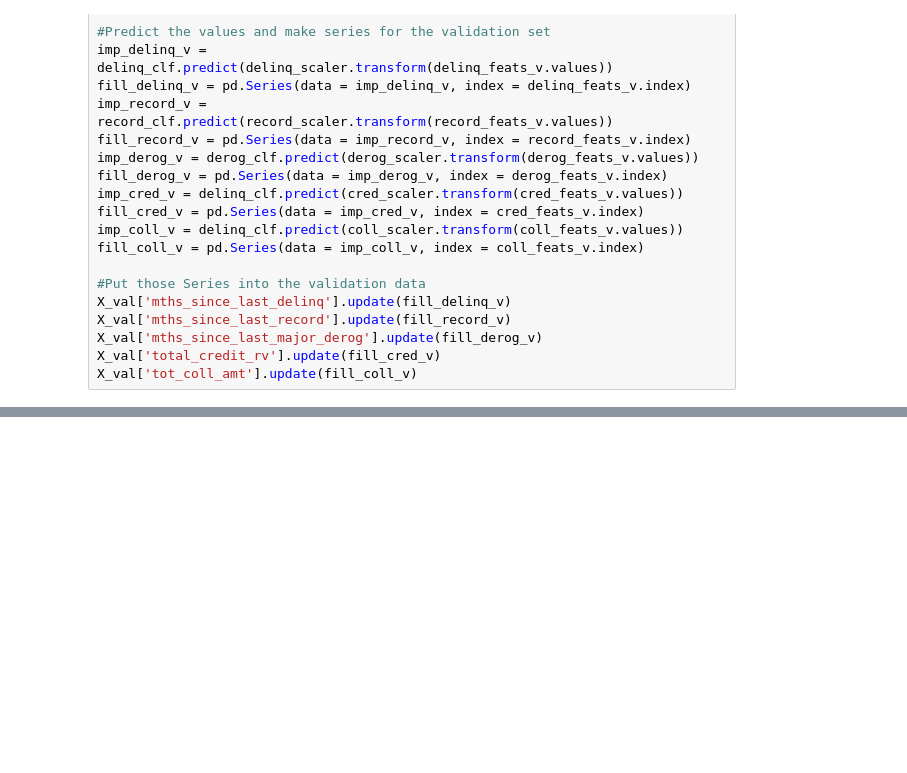
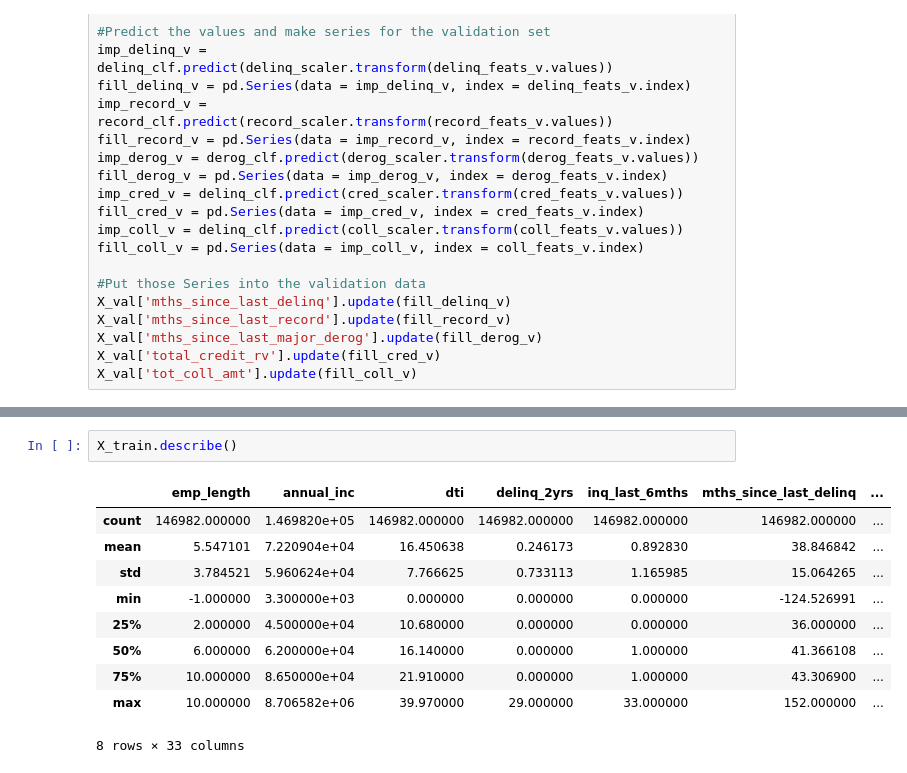
Before and after one commit to jsabrams/ds_workshop, a Jupyter notebook: capstone_project/data_cleaning_processing.ipynb, the cells around one changed output, grey strips where cells are left out. Cells and saved outputs as stored; diff of their text form; blank space fills up the shorter version.

```diff
--- a/capstone_project/data_cleaning_processing.ipynb
+++ b/capstone_project/data_cleaning_processing.ipynb
@@ -417,0 +412,13 @@ Name: mths_since_last_delinq, dtype: float64
+# %%
+X_train.describe()
+# %% [output]
+|  | emp_length | annual_inc | dti | delinq_2yrs | inq_last_6mths | mths_since_last_delinq | ... |
+| count | 146982.000000 | 1.469820e+05 | 146982.000000 | 146982.000000 | 146982.000000 | 146982.000000 | ... |
+| mean | 5.547101 | 7.220904e+04 | 16.450638 | 0.246173 | 0.892830 | 38.846842 | ... |
+| std | 3.784521 | 5.960624e+04 | 7.766625 | 0.733113 | 1.165985 | 15.064265 | ... |
+| min | -1.000000 | 3.300000e+03 | 0.000000 | 0.000000 | 0.000000 | -124.526991 | ... |
+| 25% | 2.000000 | 4.500000e+04 | 10.680000 | 0.000000 | 0.000000 | 36.000000 | ... |
+| 50% | 6.000000 | 6.200000e+04 | 16.140000 | 0.000000 | 1.000000 | 41.366108 | ... |
+| 75% | 10.000000 | 8.650000e+04 | 21.910000 | 0.000000 | 1.000000 | 43.306900 | ... |
+| max | 10.000000 | 8.706582e+06 | 39.970000 | 29.000000 | 33.000000 | 152.000000 | ... |
+8 rows × 33 columns
```
Also changed, not shown: parts of 9 cells of this notebook.
